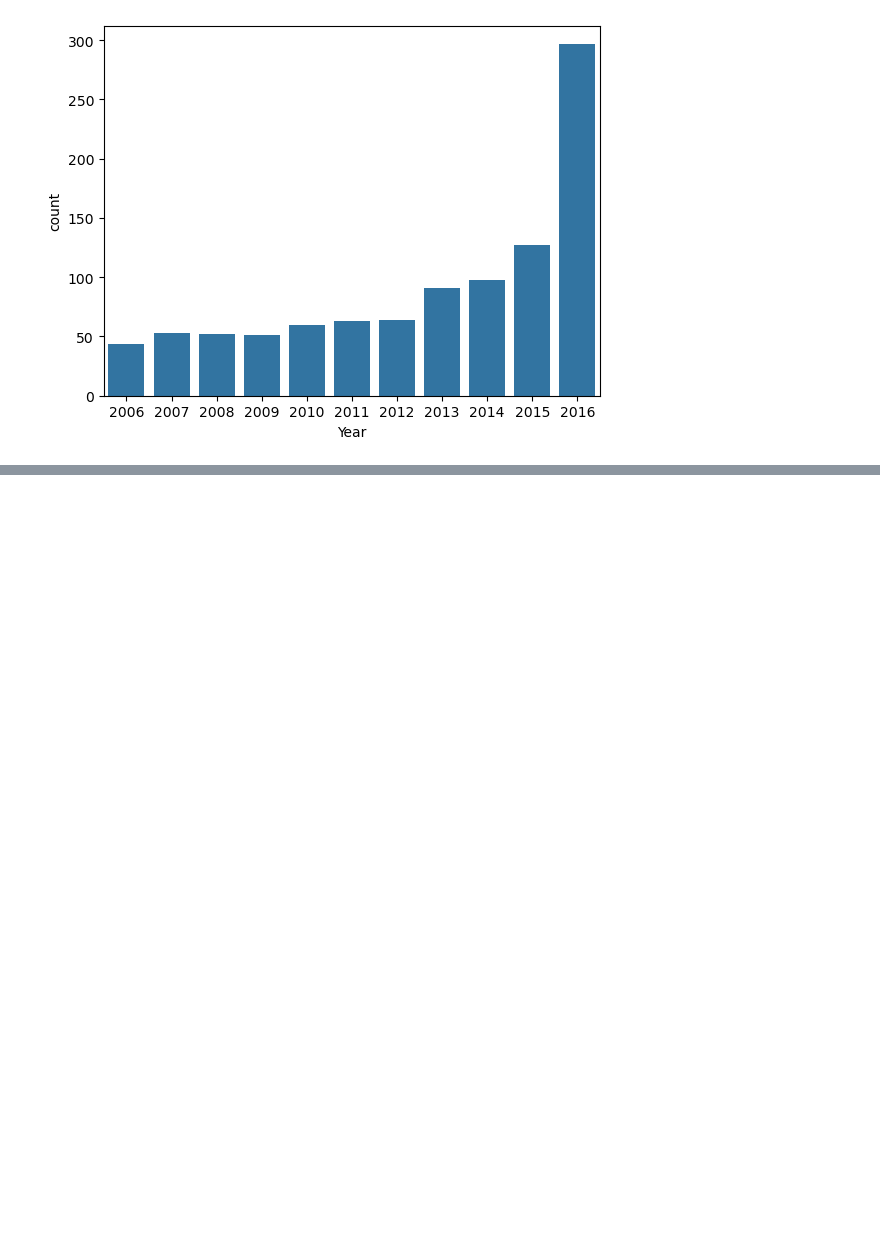
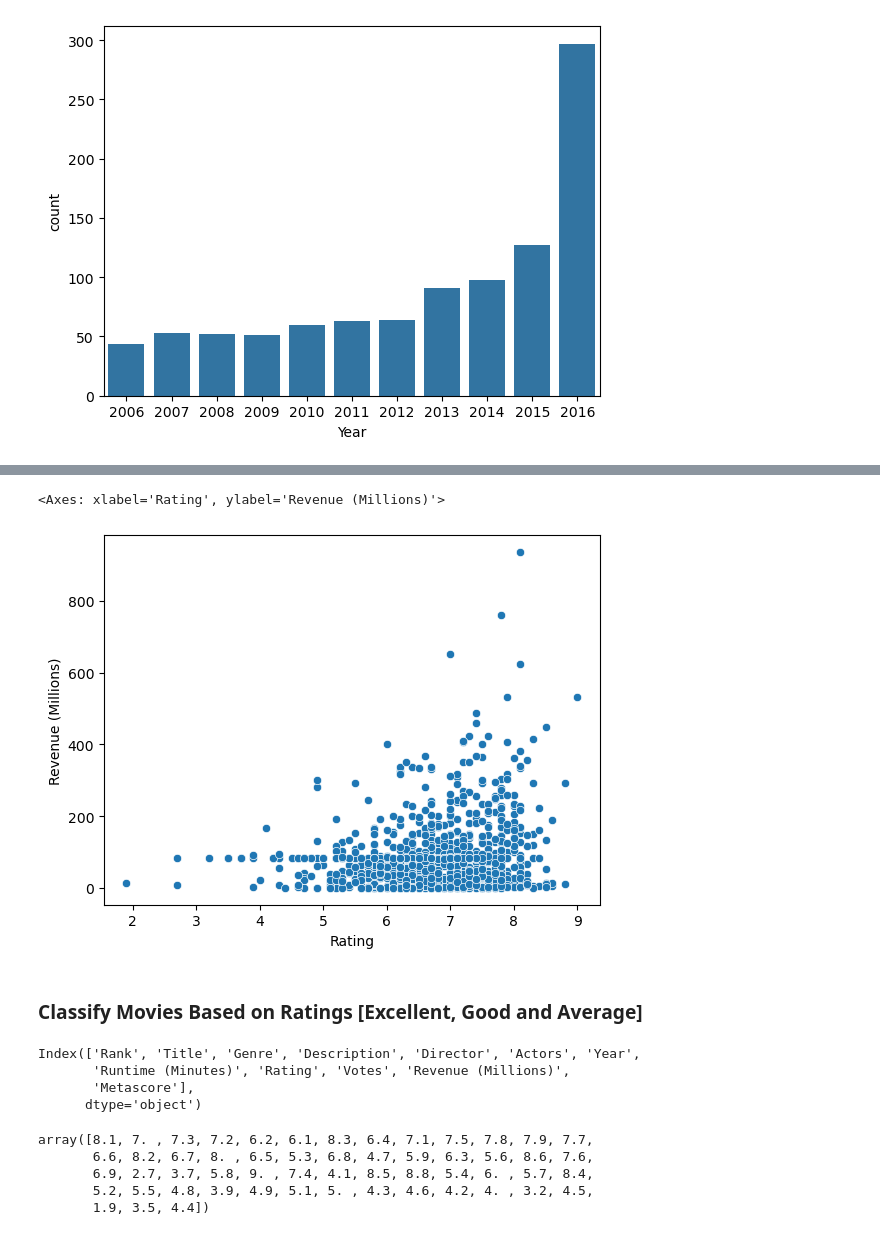
Before and after one commit to techdining01/Adult_income, a Jupyter notebook: IMDB_Data.ipynb, the cells around one changed output, grey strips where cells are left out. Drawn from its saved outputs; the diff is of its cells as text; code cells hidden in the pictures; blank space fills up the shorter version.

```diff
--- a/IMDB_Data.ipynb
+++ b/IMDB_Data.ipynb
@@ -394,0 +499,22 @@ sns.barplot(x='Year', y='count', data=d)
+# %%
+sns.scatterplot(x='Rating', y='Revenue (Millions)', data=data)
+# %% [output]
+<Axes: xlabel='Rating', ylabel='Revenue (Millions)'>
+[figure, added]
+# %% [markdown]
+### Classify Movies Based on Ratings [Excellent, Good and Average]
+# %%
+data.columns
+# %% [output]
+Index(['Rank', 'Title', 'Genre', 'Description', 'Director', 'Actors', 'Year',
+       'Runtime (Minutes)', 'Rating', 'Votes', 'Revenue (Millions)',
+       'Metascore'],
+      dtype='object')
+# %%
+data['Rating'].unique()
+# %% [output]
+array([8.1, 7. , 7.3, 7.2, 6.2, 6.1, 8.3, 6.4, 7.1, 7.5, 7.8, 7.9, 7.7,
+       6.6, 8.2, 6.7, 8. , 6.5, 5.3, 6.8, 4.7, 5.9, 6.3, 5.6, 8.6, 7.6,
+       6.9, 2.7, 3.7, 5.8, 9. , 7.4, 4.1, 8.5, 8.8, 5.4, 6. , 5.7, 8.4,
+       5.2, 5.5, 4.8, 3.9, 4.9, 5.1, 5. , 4.3, 4.6, 4.2, 4. , 3.2, 4.5,
+       1.9, 3.5, 4.4])
```
Also changed, not shown: parts of 28 cells of this notebook.
